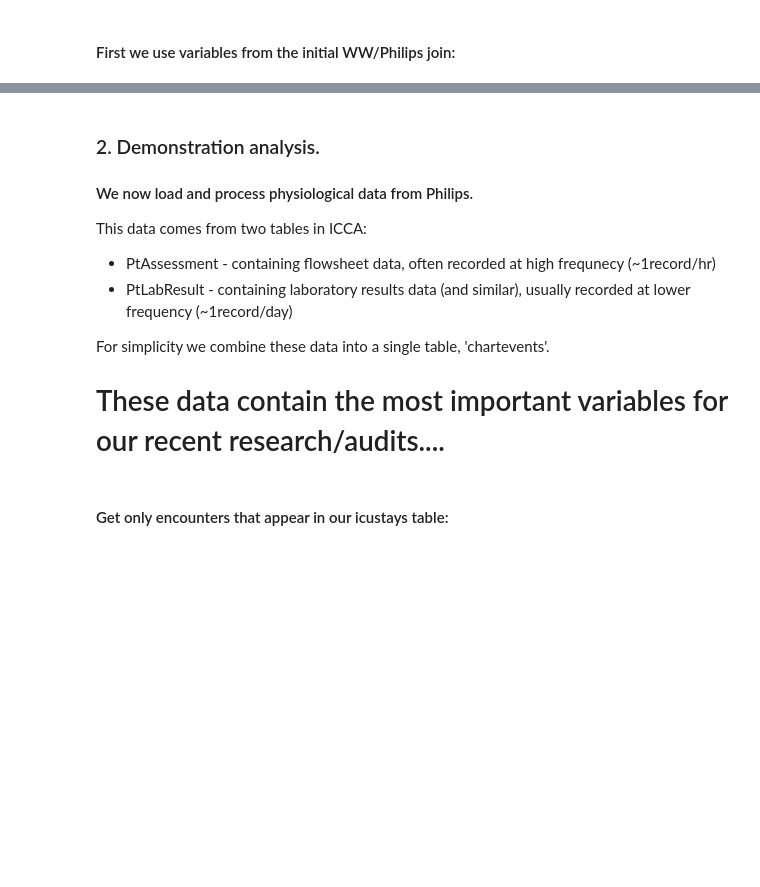
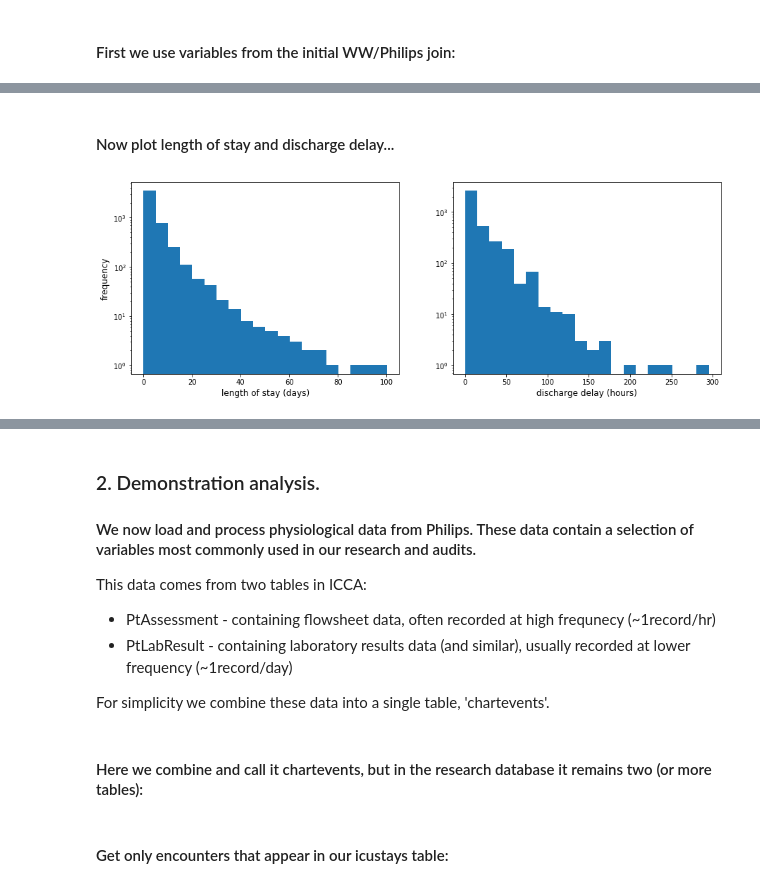
Before and after one commit to UHBristolDataScience/ICNARC-to-Philips-Linkage, a Jupyter notebook: Merging data.ipynb, the cells around one changed output, grey strips where cells are left out. Cells and saved outputs as stored; diff of their text form; code cells hidden in the pictures; blank space fills up the shorter version.

```diff
--- a/Merging data.ipynb
+++ b/Merging data.ipynb
@@ -220,17 +269,36 @@ Name: Primary reason for admission to your unit, Length: 4831, dtype: object
+# %% [markdown]
+#### Now plot length of stay and discharge delay...
+# %%
+plt.figure(figsize=(15,5))
+
+plt.subplot(1,2,1)
+plt.hist(icnarc_data['icnarc_los']/(60*24), bins=20);
+plt.yscale('log')
+plt.xlabel('length of stay (days)', fontsize=12)
+plt.ylabel('frequency', fontsize=12);
+
+plt.subplot(1,2,2)
+plt.hist(delay.apply(lambda x : x.total_seconds()/(60.0*60)), bins=20);
+plt.yscale('log')
+plt.xlabel('discharge delay (hours)', fontsize=12);
+
+plt.savefig('stay_length_histograms.png')
+# %% [output]
+[figure, added]
 # %% [markdown]
 <a id='section2'></a>
 # %% [markdown]
 ### 2. Demonstration analysis.
 
-#### We now load and process physiological data from Philips.
+#### We now load and process physiological data from Philips. These data contain a selection of variables most commonly used in our research and audits.
 
 This data comes from two tables in ICCA:
 * PtAssessment - containing flowsheet data, often recorded at high frequnecy (~1record/hr)
 * PtLabResult - containing laboratory results data (and similar), usually recorded at lower frequency (~1record/day)
 
 For simplicity we combine these data into a single table, 'chartevents'.
-
-# These data contain the most important variables for our recent research/audits....
+# %% [markdown]
+#### Here we combine and call it chartevents, but in the research database it remains two (or more tables):
 # %%
 chartevents = clean_philips_encounterids('../ptassess_physiological_data.rpt',
                                   '../Philips encounterId Issue List (New).xlsx',
```
Also changed, not shown: parts of 96 cells of this notebook, 4 other files.
